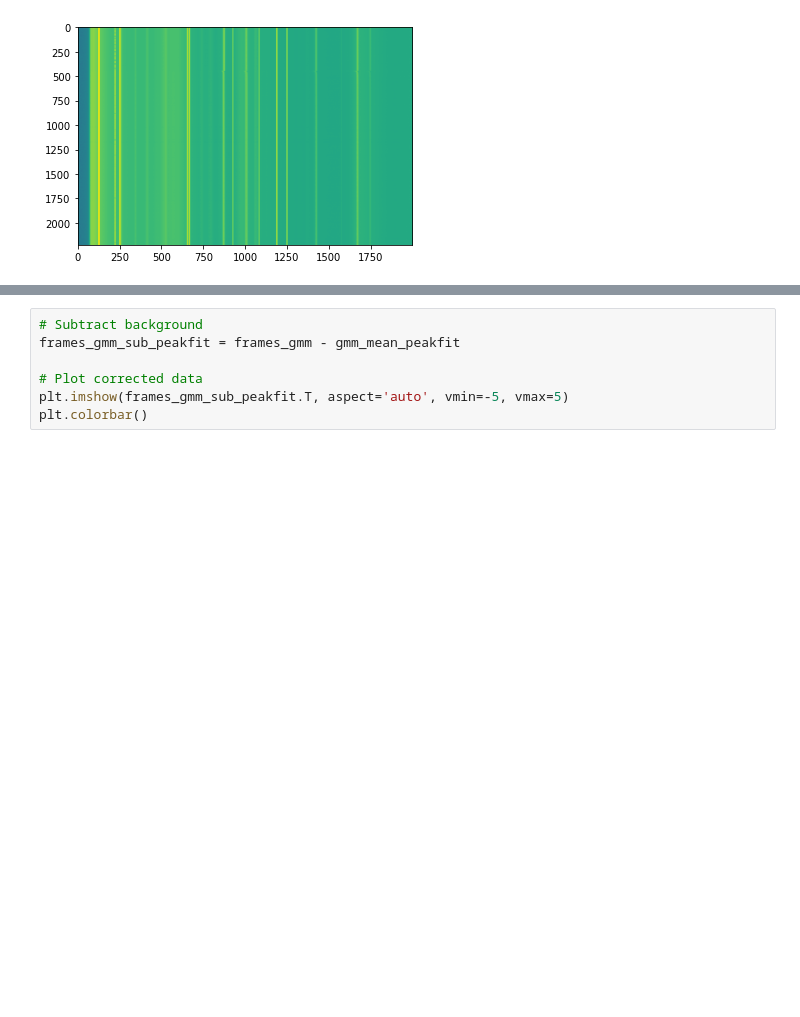
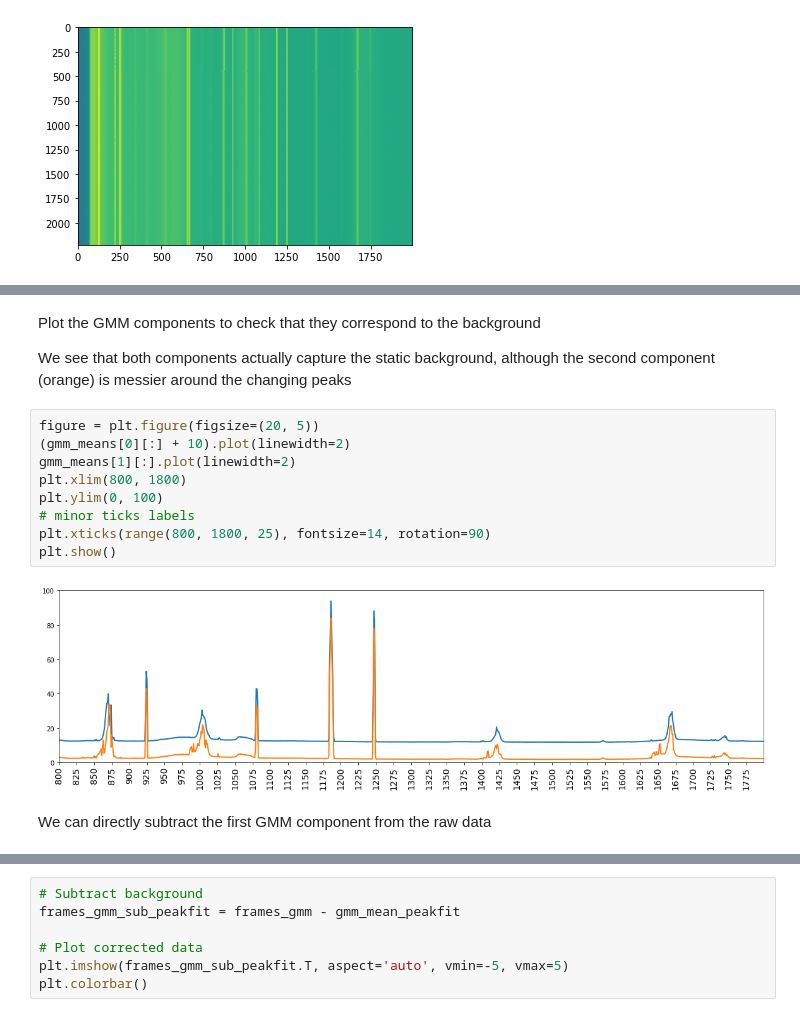
Before and after one commit to yue-here/xrd-ml-bkg, a Jupyter notebook: GMM background subtraction demonstration.ipynb, the cells around one changed output, grey strips where cells are left out. Saved outputs shown, nothing was run; the diff lists cells and outputs as text; blank space fills up the shorter version.

```diff
--- a/GMM background subtraction demonstration.ipynb
+++ b/GMM background subtraction demonstration.ipynb
@@ -271,0 +121,17 @@ Comparison - subtact peak-corrected GMM component from raw data
+# %% [markdown]
+Plot the GMM components to check that they correspond to the background
+
+We see that both components actually capture the static background, although the second component (orange) is messier around the changing peaks
+# %%
+figure = plt.figure(figsize=(20, 5))
+(gmm_means[0][:] + 10).plot(linewidth=2)
+gmm_means[1][:].plot(linewidth=2)
+plt.xlim(800, 1800)
+plt.ylim(0, 100)
+# minor ticks labels
+plt.xticks(range(800, 1800, 25), fontsize=14, rotation=90)
+plt.show()
+# %% [output]
+[figure, added]
+# %% [markdown]
+We can directly subtract the first GMM component from the raw data
```
Also changed, not shown: parts of 49 cells of this notebook, 2 other files.
